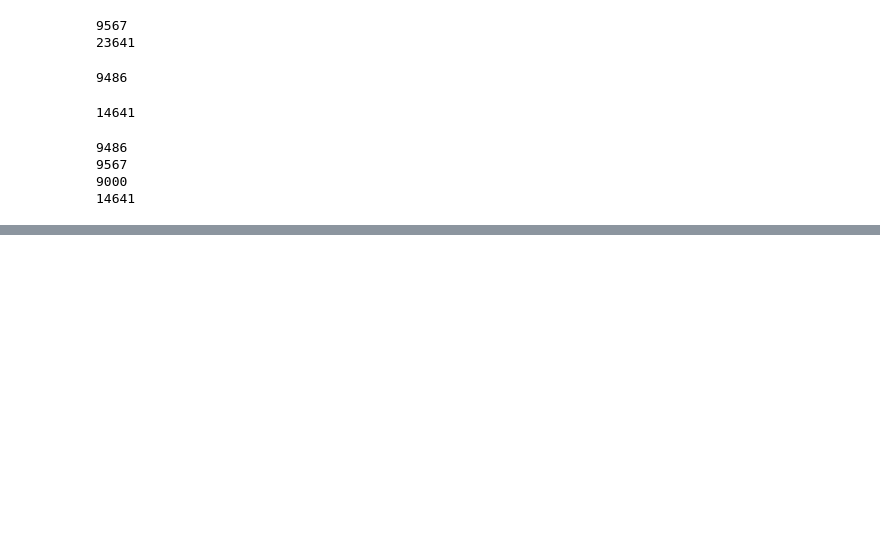
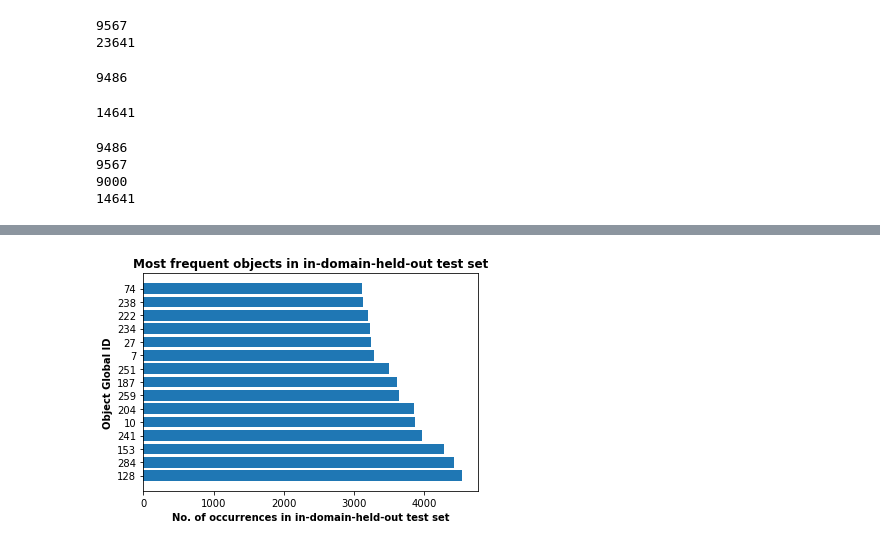
Before and after one commit to AlejandroSantorum/simmc2-Multimodal_Coreference_Resolution, a Jupyter notebook: models/uniter_based/study_uniter.ipynb, the cells around one changed output, grey strips where cells are left out. Drawn from its saved outputs; the diff is of its cells as text; code cells hidden in the pictures; blank space fills up the shorter version.

```diff
--- a/models/uniter_based/study_uniter.ipynb
+++ b/models/uniter_based/study_uniter.ipynb
@@ -600,0 +805,4 @@ print(len(new_train_data))
+# %%
+plot_most_common(in_domain_held_out_obj_dict_sorted, "in-domain-held-out test set", k=15)
+# %% [output]
+[figure, added]
```
Also changed, not shown: parts of 15 cells of this notebook, 3 other files.
